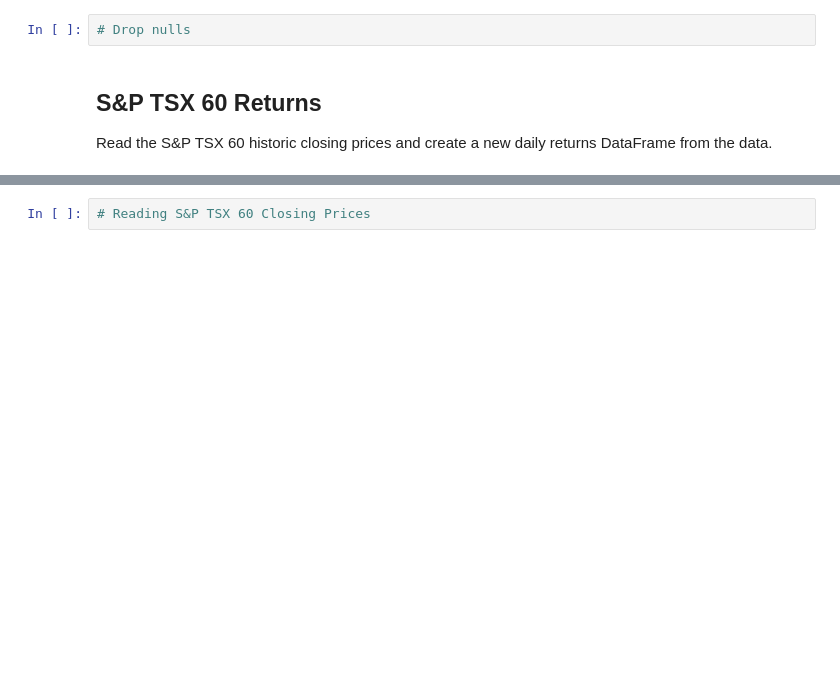
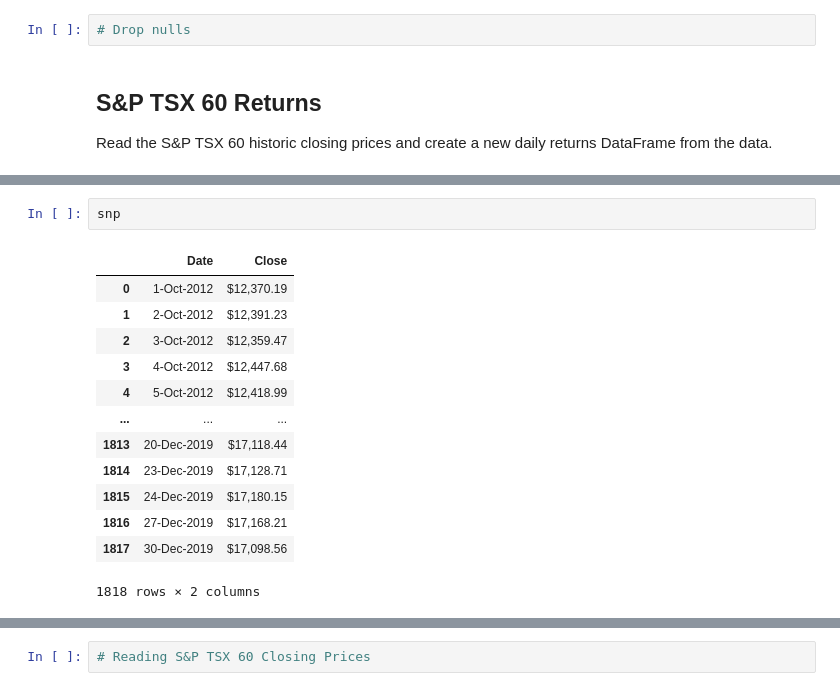
Before and after one commit to wkssm18/whale_portfolio_analysis, a Jupyter notebook: whale_analysis.ipynb, the cells around one changed output, grey strips where cells are left out. Cells and saved outputs as stored; diff of their text form; blank space fills up the shorter version.

```diff
--- a/whale_analysis.ipynb
+++ b/whale_analysis.ipynb
@@ -49,0 +144,16 @@ Read the S&P TSX 60 historic closing prices and create a new daily returns DataF
+# %%
+snp
+# %% [output]
+|  | Date | Close |
+| 0 | 1-Oct-2012 | $12,370.19 |
+| 1 | 2-Oct-2012 | $12,391.23 |
+| 2 | 3-Oct-2012 | $12,359.47 |
+| 3 | 4-Oct-2012 | $12,447.68 |
+| 4 | 5-Oct-2012 | $12,418.99 |
+| ... | ... | ... |
+| 1813 | 20-Dec-2019 | $17,118.44 |
+| 1814 | 23-Dec-2019 | $17,128.71 |
+| 1815 | 24-Dec-2019 | $17,180.15 |
+| 1816 | 27-Dec-2019 | $17,168.21 |
+| 1817 | 30-Dec-2019 | $17,098.56 |
+1818 rows × 2 columns
```
Also changed, not shown: parts of 27 cells of this notebook, 1 other file.
